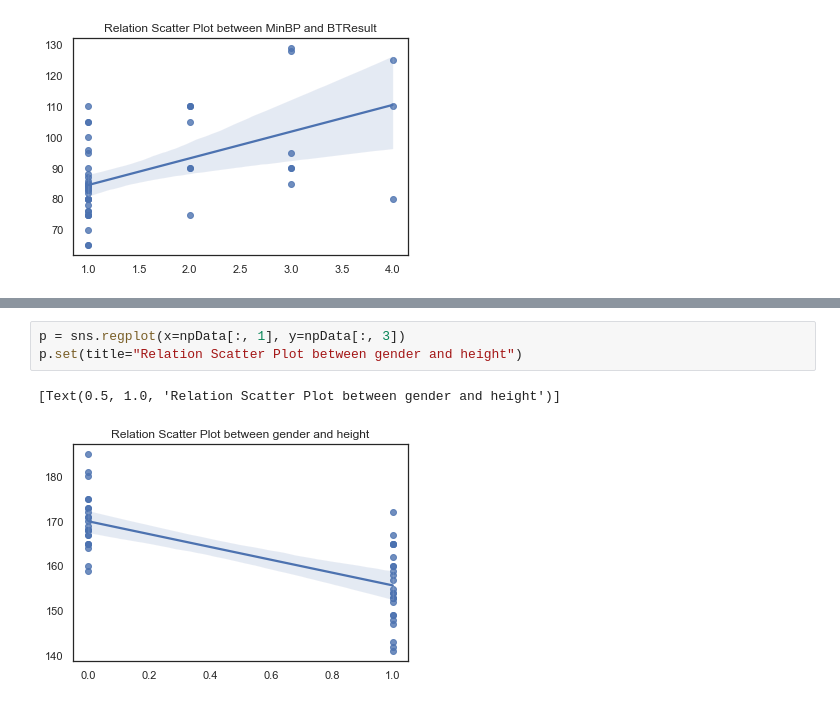
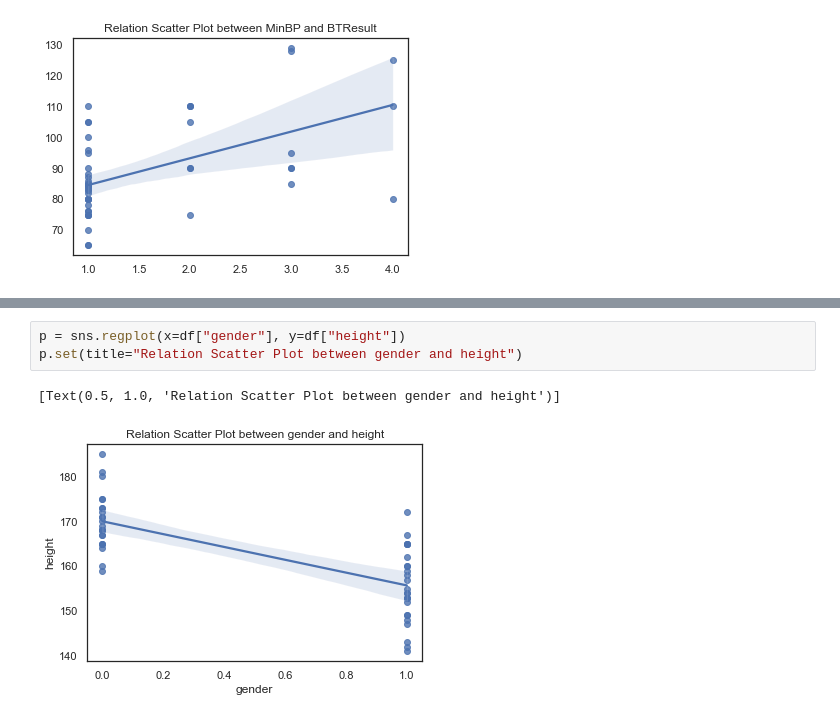
Before and after one commit to shion1305/2021_Probability_Statistics_Final, a Jupyter notebook: Analysis1.ipynb, the cells around one changed output, grey strips where cells are left out. Cells and saved outputs as stored; diff of their text form.

```diff
--- a/Analysis1.ipynb
+++ b/Analysis1.ipynb
@@ -116,6 +238,6 @@ p.set(title="Relation Scatter Plot between Age and BTResult")
 # %%
-p = sns.regplot(x=npData[:, 1], y=npData[:, 3])
+p = sns.regplot(x=df["gender"], y=df["height"])
 p.set(title="Relation Scatter Plot between gender and height")
 # %% [output]
 [Text(0.5, 1.0, 'Relation Scatter Plot between gender and height')]
-[figure, old version]
+[figure, new version]
```
Also changed, not shown: parts of 34 cells of this notebook.
